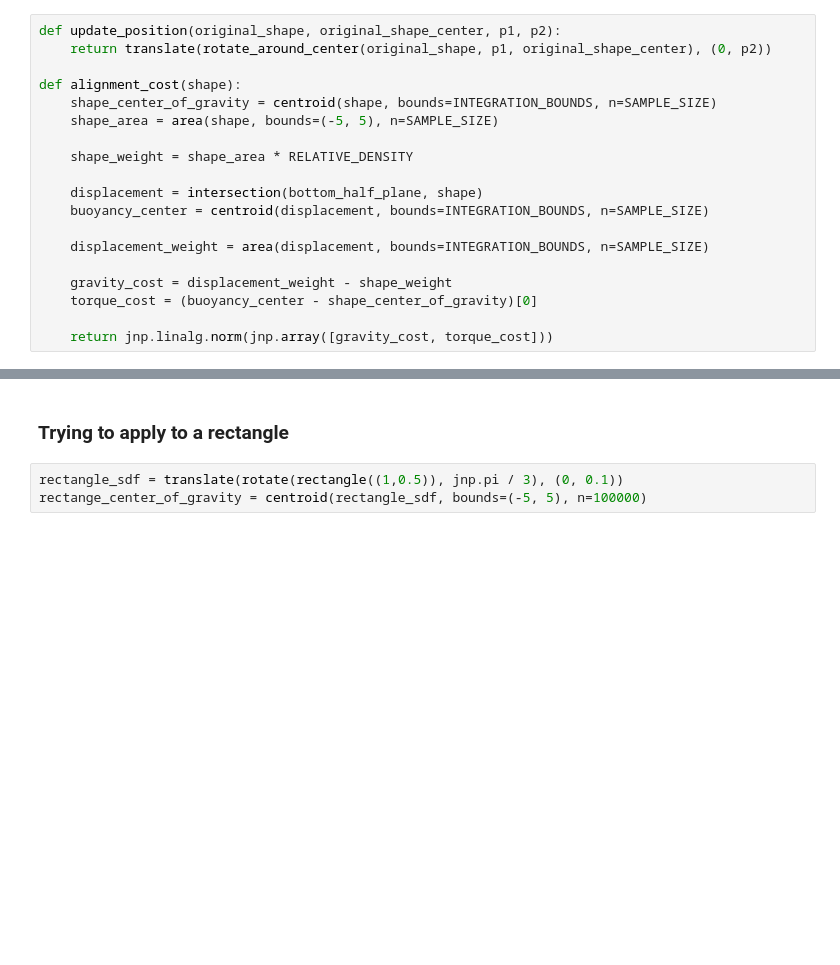
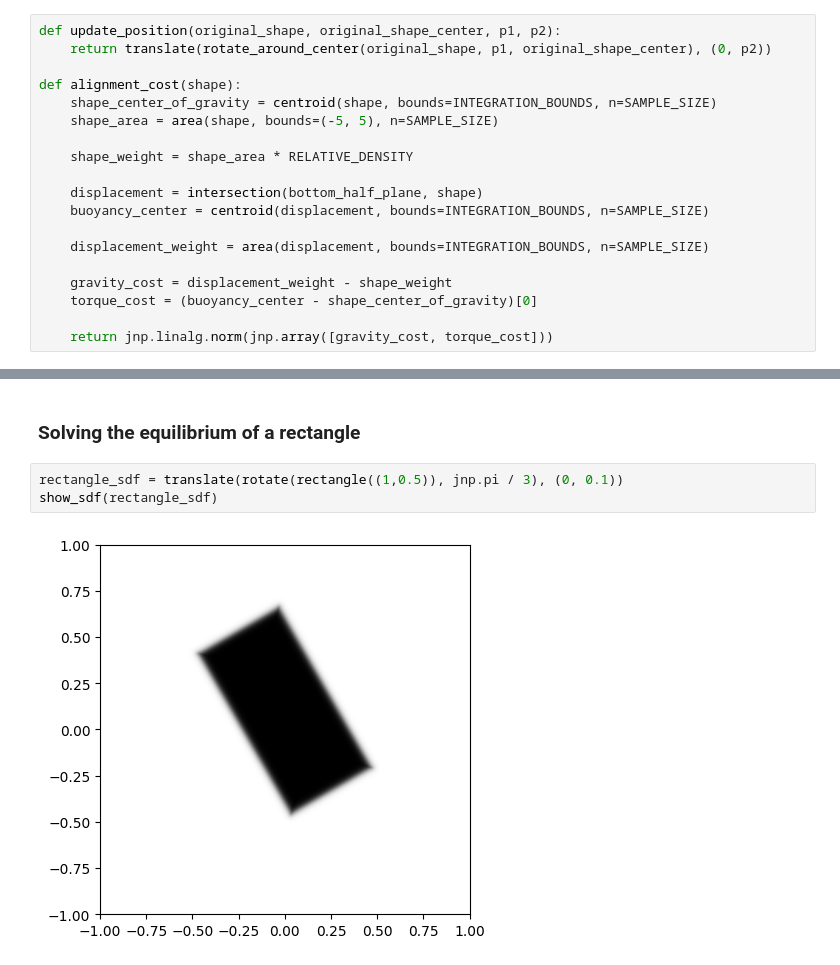
Before and after one commit to implicitsurfaces/polymorph, a Jupyter notebook: notebooks/full_boat_example.ipynb, the cells around one changed output, grey strips where cells are left out. Cells and saved outputs as stored; diff of their text form; blank space fills up the shorter version.

```diff
--- a/notebooks/full_boat_example.ipynb
+++ b/notebooks/full_boat_example.ipynb
@@ -170,6 +165,8 @@ final cost 0.008331229
 # %% [markdown]
-### Trying to apply to a rectangle
+### Solving the equilibrium of a rectangle
 # %%
 rectangle_sdf = translate(rotate(rectangle((1,0.5)), jnp.pi / 3), (0, 0.1))
-rectange_center_of_gravity = centroid(rectangle_sdf, bounds=(-5, 5), n=100000)
+show_sdf(rectangle_sdf)
+# %% [output]
+[figure, added]
 # %%
```
Also changed, not shown: parts of 18 cells of this notebook.
